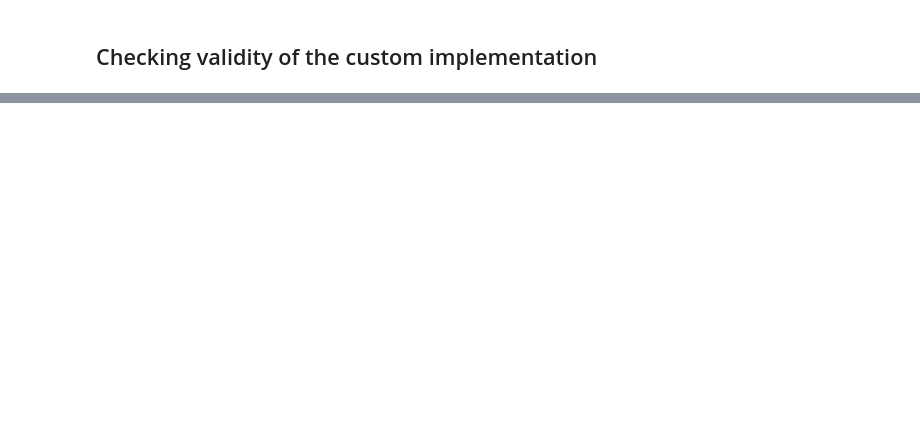
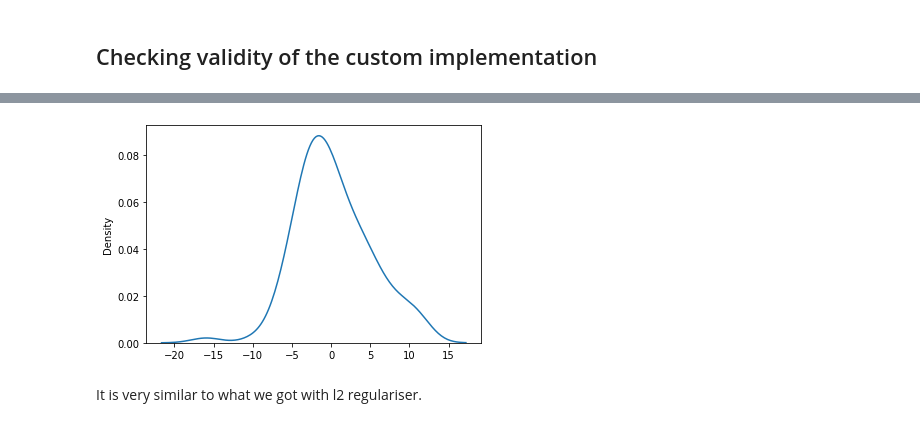
Before and after one commit to scsanjay/ml_from_scratch, a Jupyter notebook: 04. Linear Regression/LinearRegression.ipynb, the cells around one changed output, grey strips where cells are left out. Saved outputs shown, nothing was run; the diff lists cells and outputs as text; code cells hidden in the pictures; blank space fills up the shorter version.

```diff
--- a/04. Linear Regression/LinearRegression.ipynb
+++ b/04. Linear Regression/LinearRegression.ipynb
@@ -132,0 +144,4 @@ plt.show()
+# %%
+model = LinearRegression(alpha=0.0001, eta0=0.001, epoch = 1500, penalty='l1')
+model.fit(X_train, y_train)
+y_pred = model.predict(X_test)
@@ -132,0 +152,7 @@ plt.show()
+# %%
+sns.kdeplot(y_test - y_pred)
+plt.show()
+# %% [output]
+[figure, added]
+# %% [markdown]
+It is very similar to what we got with l2 regulariser.
```
Also changed, not shown: parts of 17 cells of this notebook.
